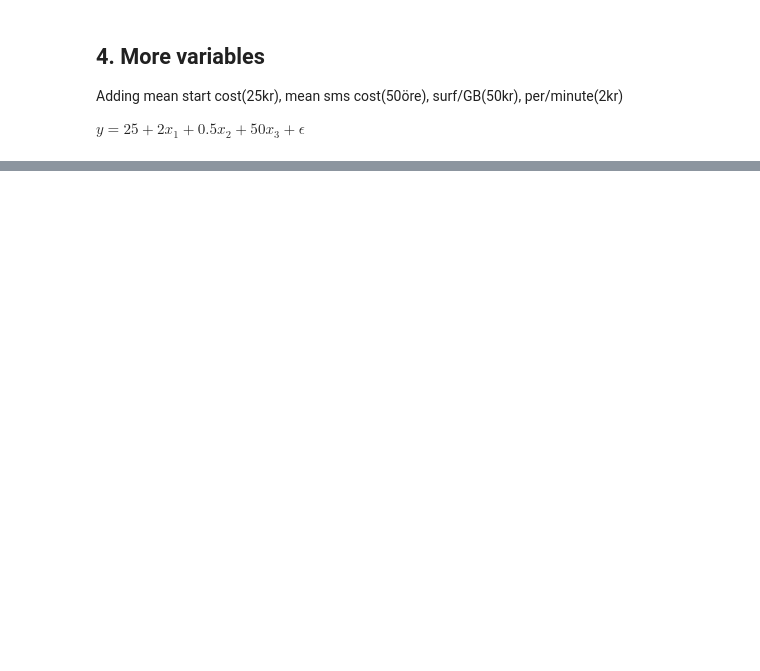
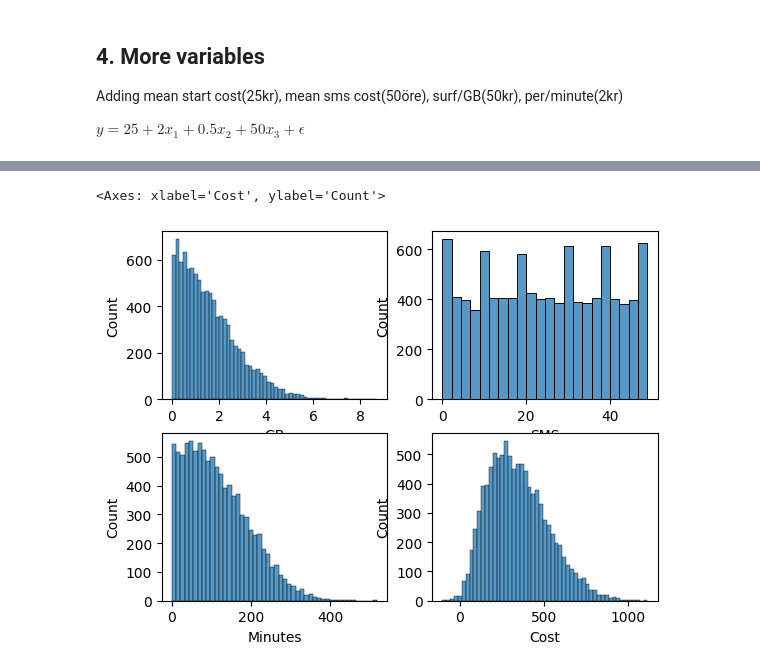
Before and after one commit to Crudeerz/ML-Rasmus-Berghall, a Jupyter notebook: Exercises/E00_answers.ipynb, the cells around one changed output, grey strips where cells are left out. Drawn from its saved outputs; the diff is of its cells as text; code cells hidden in the pictures; blank space fills up the shorter version.

```diff
--- a/Exercises/E00_answers.ipynb
+++ b/Exercises/E00_answers.ipynb
@@ -173,0 +164,25 @@ x1 = np.random
+# %%
+# Mean costs
+start_cost = 25
+cost_per_minute = 2 # x1
+cost_per_text =  0.5 # x2
+cost_per_gb = 50 # x3
+
+x1 = np.abs(np.random.normal(100,100,10000))
+x2 = np.random.randint(0,50,10000)
+x3 = np.abs(np.random.normal(0,2,10000))
+E = np.random.normal(0,50, 10000)
+
+df = pd.DataFrame({
+    "Minutes" : x1, "SMS":x2, "GB":x3, "E":E
+})
+
+# y = lambda x , y, z, e: 25 + 2*x +  0.5*y + 50*z + e
+# df.insert(0,"Y", y(df["X1"], df["X2"], df["X3"], df["E"]))
+df.insert(0,"Cost", (25 + 2*df["Minutes"]+ 0.5*df["SMS"] + 50*df["GB"] + df["E"]))
+df.insert(0, "Intercept", 1)
+
+df = df.drop(["E"], axis="columns")
+df.info()
+display(df.head())
+df.tail()
@@ -173,0 +214,12 @@ x1 = np.random
+# %%
+plot_cols = df.columns[1:-1]
+
+fig, axs = plt.subplots(2,2)
+
+sns.histplot(df["GB"], ax=axs[0,0])
+sns.histplot(df["SMS"], ax=axs[0,1])
+sns.histplot(df["Minutes"], ax=axs[1,0])
+sns.histplot(df["Cost"], ax=axs[1,1])
+# %% [output]
+<Axes: xlabel='Cost', ylabel='Count'>
+[figure, added]
```
Also changed, not shown: parts of 10 cells of this notebook.
